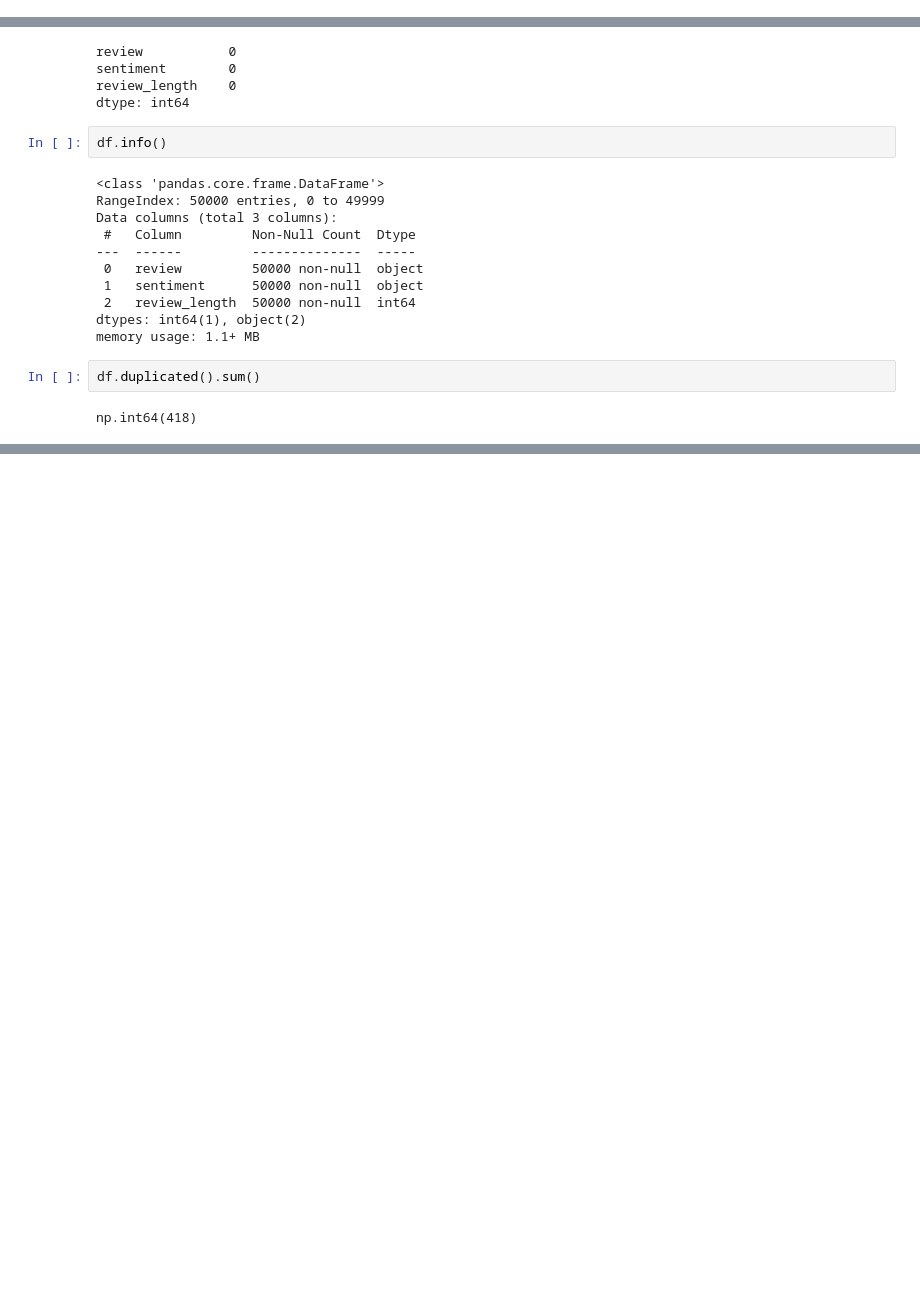
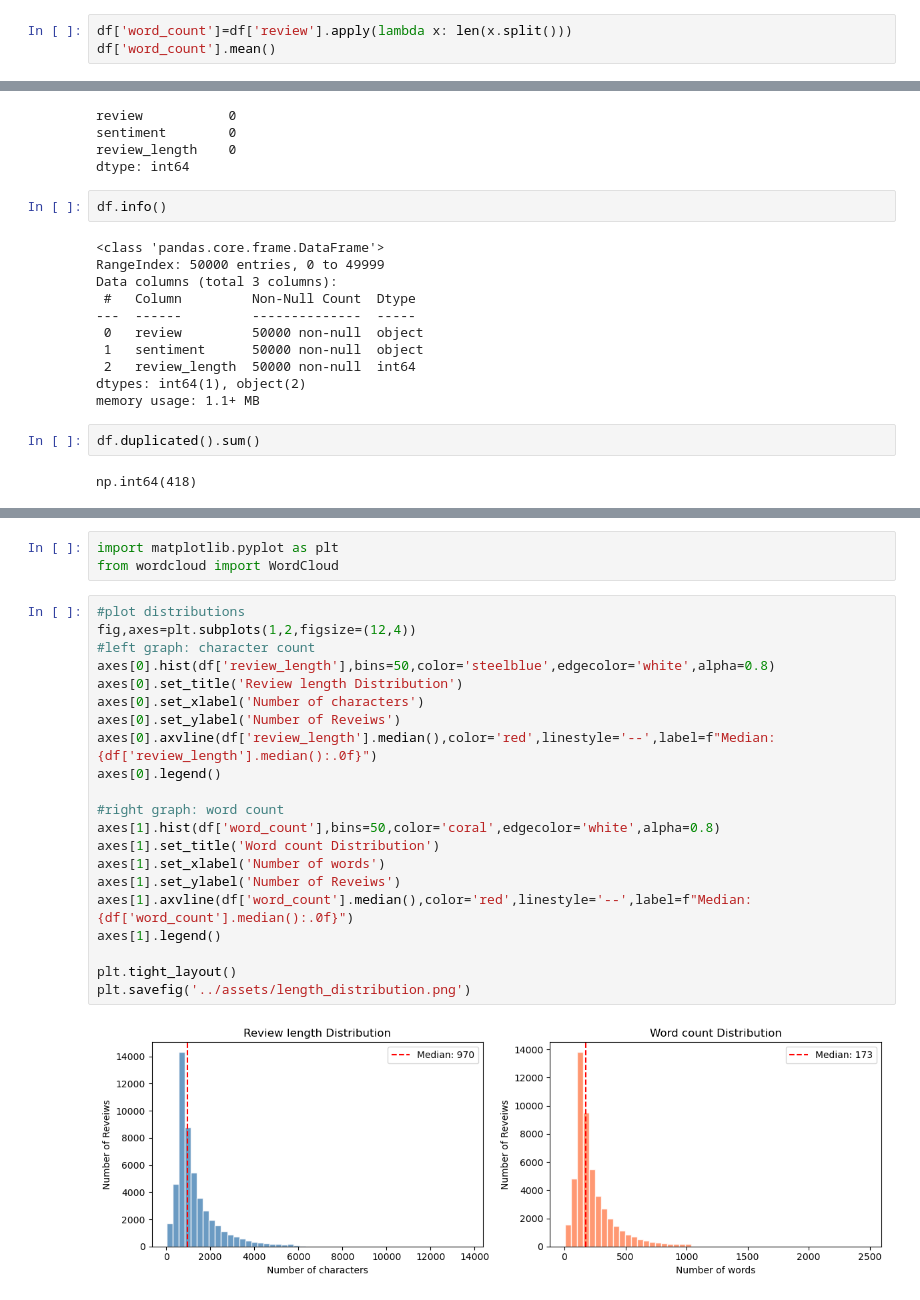
Before and after one commit to shravyamogaveera195/sentiment-analysis-nlp, a Jupyter notebook: notebooks/EDA_nb.ipynb, the cells around one changed output, grey strips where cells are left out. Saved outputs shown, nothing was run; the diff lists cells and outputs as text; blank space fills up the shorter version.

```diff
--- a/notebooks/EDA_nb.ipynb
+++ b/notebooks/EDA_nb.ipynb
@@ -32,3 +32,6 @@ df['review_length']=df['review'].apply(len)
 df['review_length'].mean()
 # %% [output]
 np.float64(1309.43102)
+# %%
+df['word_count']=df['review'].apply(lambda x: len(x.split()))
+df['word_count'].mean()
@@ -65,0 +90,26 @@ np.int64(418)
+# %%
+import matplotlib.pyplot as plt
+from wordcloud import WordCloud
+# %%
+#plot distributions
+fig,axes=plt.subplots(1,2,figsize=(12,4))
+#left graph: character count
+axes[0].hist(df['review_length'],bins=50,color='steelblue',edgecolor='white',alpha=0.8)
+axes[0].set_title('Review length Distribution')
+axes[0].set_xlabel('Number of characters')
+axes[0].set_ylabel('Number of Reveiws')
+axes[0].axvline(df['review_length'].median(),color='red',linestyle='--',label=f"Median: {df['review_length'].median():.0f}")
+axes[0].legend()
+
+#right graph: word count
+axes[1].hist(df['word_count'],bins=50,color='coral',edgecolor='white',alpha=0.8)
+axes[1].set_title('Word count Distribution')
+axes[1].set_xlabel('Number of words')
+axes[1].set_ylabel('Number of Reveiws')
+axes[1].axvline(df['word_count'].median(),color='red',linestyle='--',label=f"Median: {df['word_count'].median():.0f}")
+axes[1].legend()
+
+plt.tight_layout()
+plt.savefig('../assets/length_distribution.png')
+# %% [output]
+[figure, added]
```
Also changed, not shown: parts of 5 cells of this notebook, 3 other files.
